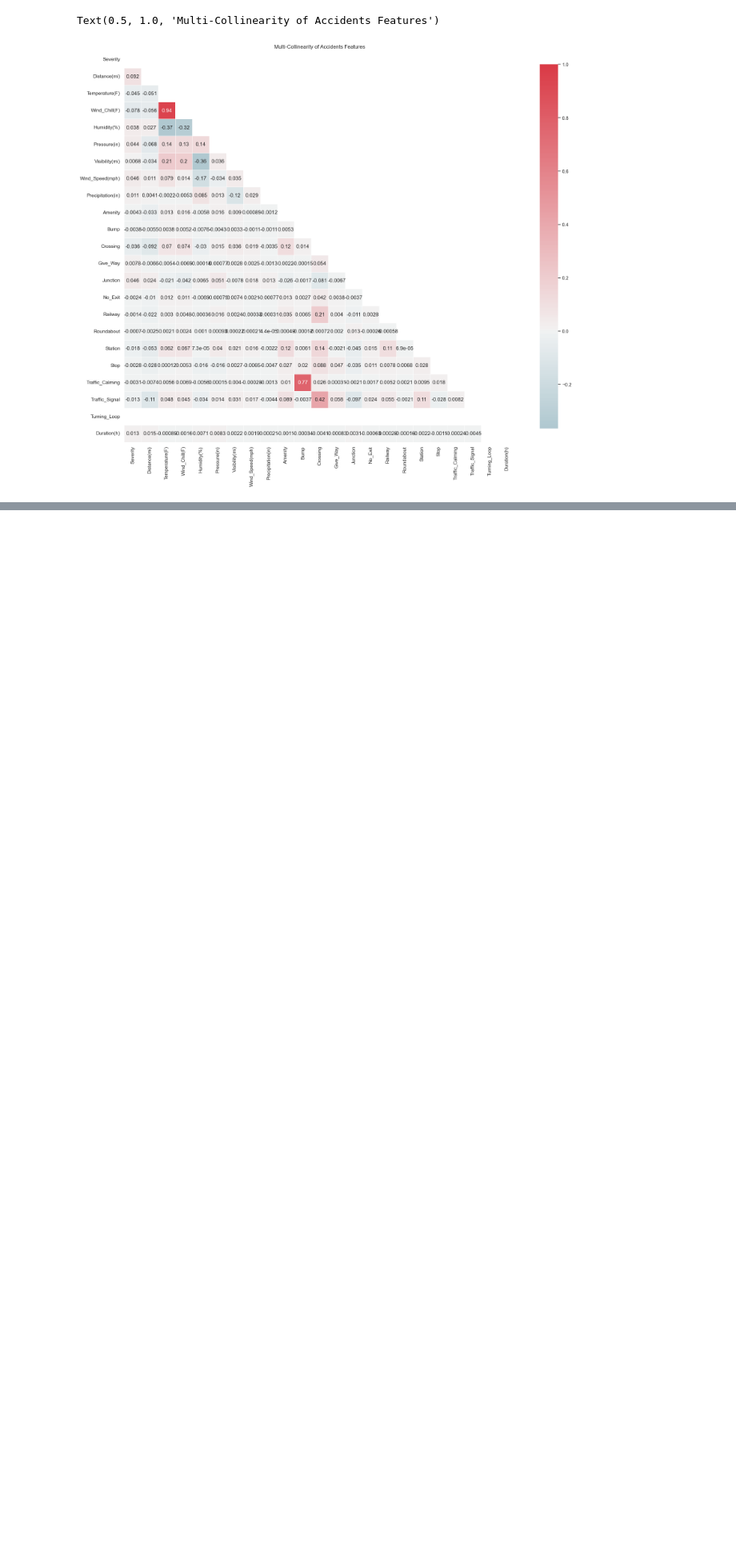
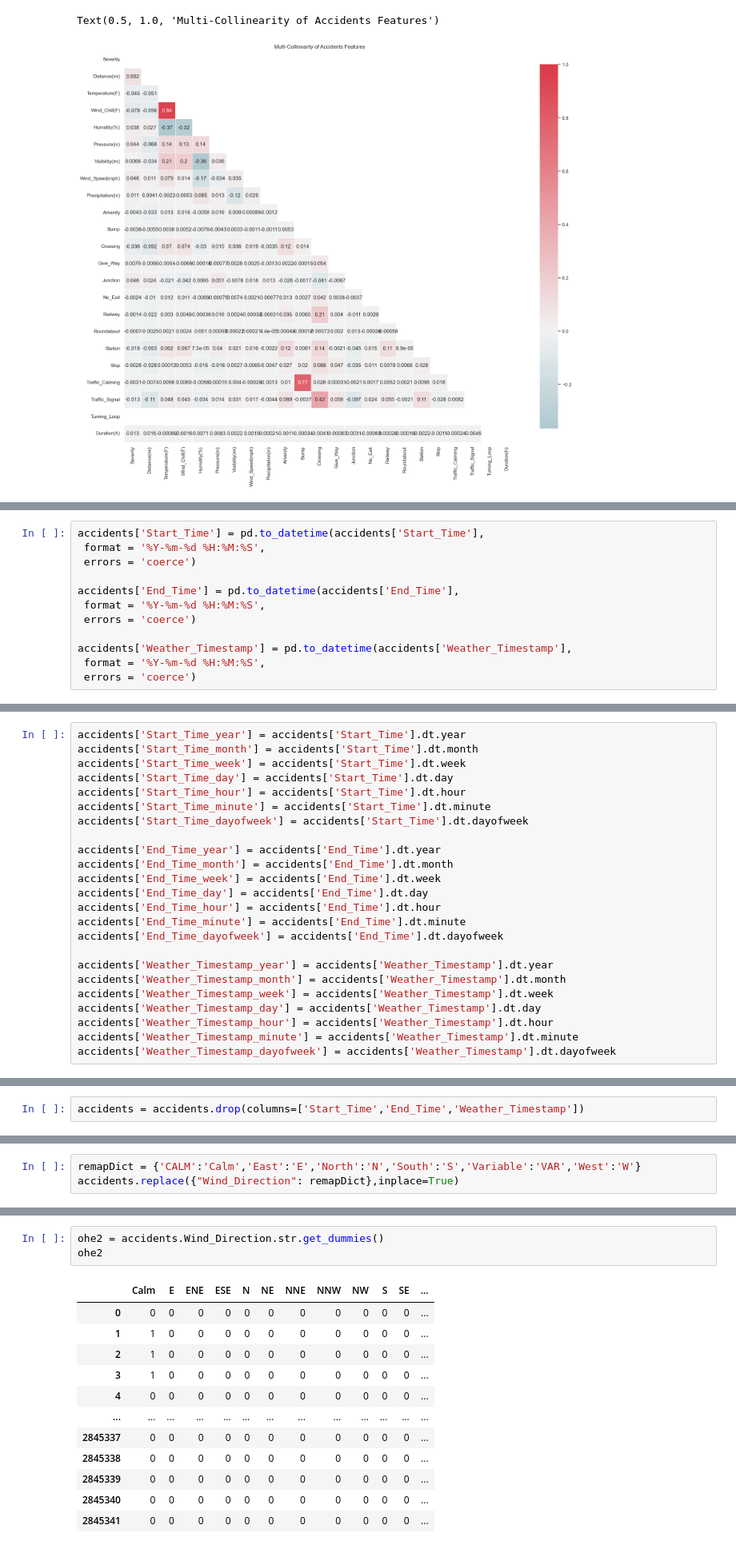
Before and after one commit to parisvu07/Springboard, a Jupyter notebook: Capstone_3_U.S_Traffic_Fatilities_Analysis/Pre-Processing_and_Modeling .ipynb, the cells around one changed output, grey strips where cells are left out. Shown at 80% size. Drawn from its saved outputs; the diff is of its cells as text; blank space fills up the shorter version.

```diff
--- a/Capstone_3_U.S_Traffic_Fatilities_Analysis/Pre-Processing_and_Modeling .ipynb
+++ b/Capstone_3_U.S_Traffic_Fatilities_Analysis/Pre-Processing_and_Modeling .ipynb
@@ -224,0 +239,12 @@ Text(0.5, 1.0, 'Multi-Collinearity of Accidents Features')
+# %%
+accidents['Start_Time'] = pd.to_datetime(accidents['Start_Time'],
+ format = '%Y-%m-%d %H:%M:%S',
+ errors = 'coerce')
+
+accidents['End_Time'] = pd.to_datetime(accidents['End_Time'],
+ format = '%Y-%m-%d %H:%M:%S',
+ errors = 'coerce')
+
+accidents['Weather_Timestamp'] = pd.to_datetime(accidents['Weather_Timestamp'],
+ format = '%Y-%m-%d %H:%M:%S',
+ errors = 'coerce')
@@ -224,0 +253,24 @@ Text(0.5, 1.0, 'Multi-Collinearity of Accidents Features')
+# %%
+accidents['Start_Time_year'] = accidents['Start_Time'].dt.year
+accidents['Start_Time_month'] = accidents['Start_Time'].dt.month
+accidents['Start_Time_week'] = accidents['Start_Time'].dt.week
+accidents['Start_Time_day'] = accidents['Start_Time'].dt.day
+accidents['Start_Time_hour'] = accidents['Start_Time'].dt.hour
+accidents['Start_Time_minute'] = accidents['Start_Time'].dt.minute
+accidents['Start_Time_dayofweek'] = accidents['Start_Time'].dt.dayofweek
+
+accidents['End_Time_year'] = accidents['End_Time'].dt.year
+accidents['End_Time_month'] = accidents['End_Time'].dt.month
+accidents['End_Time_week'] = accidents['End_Time'].dt.week
+accidents['End_Time_day'] = accidents['End_Time'].dt.day
+accidents['End_Time_hour'] = accidents['End_Time'].dt.hour
+accidents['End_Time_minute'] = accidents['End_Time'].dt.minute
+accidents['End_Time_dayofweek'] = accidents['End_Time'].dt.dayofweek
+
+accidents['Weather_Timestamp_year'] = accidents['Weather_Timestamp'].dt.year
+accidents['Weather_Timestamp_month'] = accidents['Weather_Timestamp'].dt.month
+accidents['Weather_Timestamp_week'] = accidents['Weather_Timestamp'].dt.week
+accidents['Weather_Timestamp_day'] = accidents['Weather_Timestamp'].dt.day
+accidents['Weather_Timestamp_hour'] = accidents['Weather_Timestamp'].dt.hour
+accidents['Weather_Timestamp_minute'] = accidents['Weather_Timestamp'].dt.minute
+accidents['Weather_Timestamp_dayofweek'] = accidents['Weather_Timestamp'].dt.dayofweek
@@ -224,0 +279,2 @@ Text(0.5, 1.0, 'Multi-Collinearity of Accidents Features')
+# %%
+accidents = accidents.drop(columns=['Start_Time','End_Time','Weather_Timestamp'])
@@ -224,0 +342,3 @@ Text(0.5, 1.0, 'Multi-Collinearity of Accidents Features')
+# %%
+remapDict = {'CALM':'Calm','East':'E','North':'N','South':'S','Variable':'VAR','West':'W'}
+accidents.replace({"Wind_Direction": remapDict},inplace=True)
@@ -224,0 +355,16 @@ Text(0.5, 1.0, 'Multi-Collinearity of Accidents Features')
+# %%
+ohe2 = accidents.Wind_Direction.str.get_dummies()
+ohe2
+# %% [output]
+|  | Calm | E | ENE | ESE | N | NE | NNE | NNW | NW | S | SE | ... |
+| 0 | 0 | 0 | 0 | 0 | 0 | 0 | 0 | 0 | 0 | 0 | 0 | ... |
+| 1 | 1 | 0 | 0 | 0 | 0 | 0 | 0 | 0 | 0 | 0 | 0 | ... |
+| 2 | 1 | 0 | 0 | 0 | 0 | 0 | 0 | 0 | 0 | 0 | 0 | ... |
+| 3 | 1 | 0 | 0 | 0 | 0 | 0 | 0 | 0 | 0 | 0 | 0 | ... |
+| 4 | 0 | 0 | 0 | 0 | 0 | 0 | 0 | 0 | 0 | 0 | 0 | ... |
+| ... | ... | ... | ... | ... | ... | ... | ... | ... | ... | ... | ... | ... |
+| 2845337 | 0 | 0 | 0 | 0 | 0 | 0 | 0 | 0 | 0 | 0 | 0 | ... |
+| 2845338 | 0 | 0 | 0 | 0 | 0 | 0 | 0 | 0 | 0 | 0 | 0 | ... |
+| 2845339 | 0 | 0 | 0 | 0 | 0 | 0 | 0 | 0 | 0 | 0 | 0 | ... |
+| 2845340 | 0 | 0 | 0 | 0 | 0 | 0 | 0 | 0 | 0 | 0 | 0 | ... |
+| 2845341 | 0 | 0 | 0 | 0 | 0 | 0 | 0 | 0 | 0 | 0 | 0 | ... |
```
Also changed, not shown: parts of 31 cells of this notebook.
